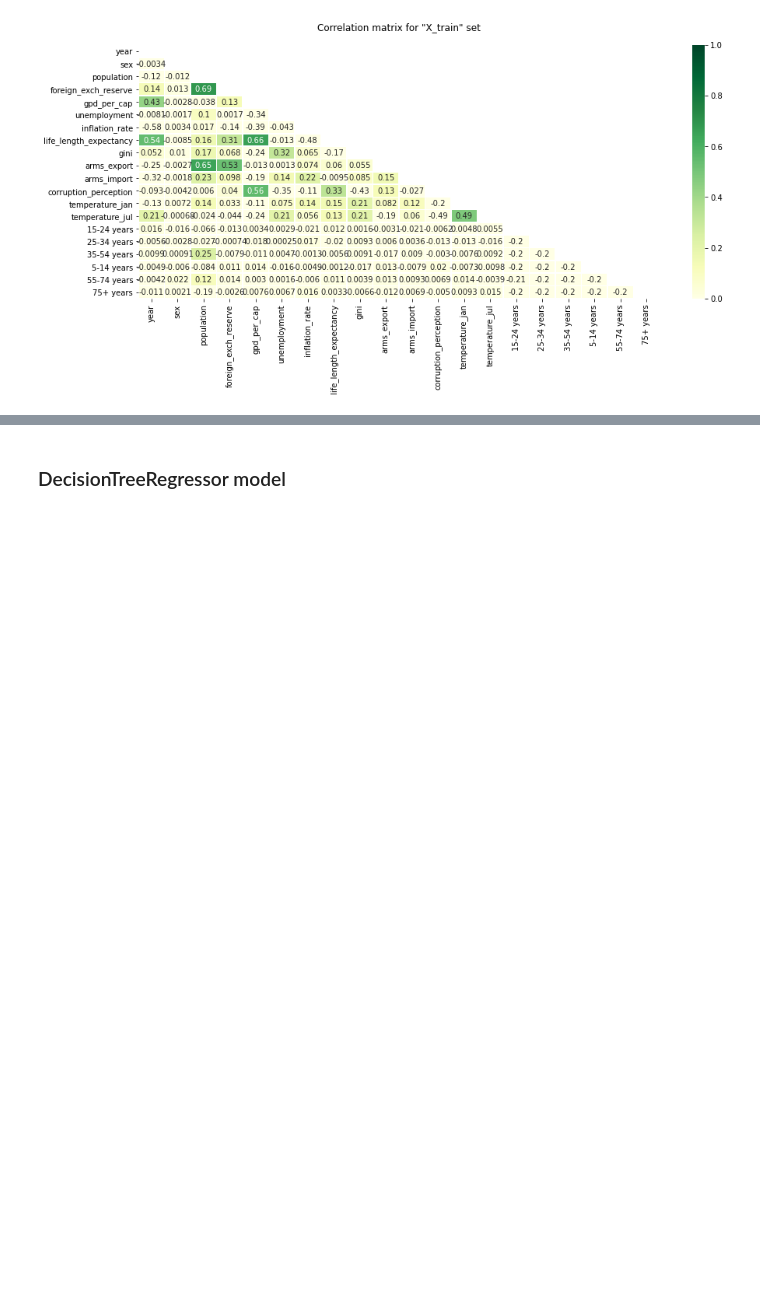
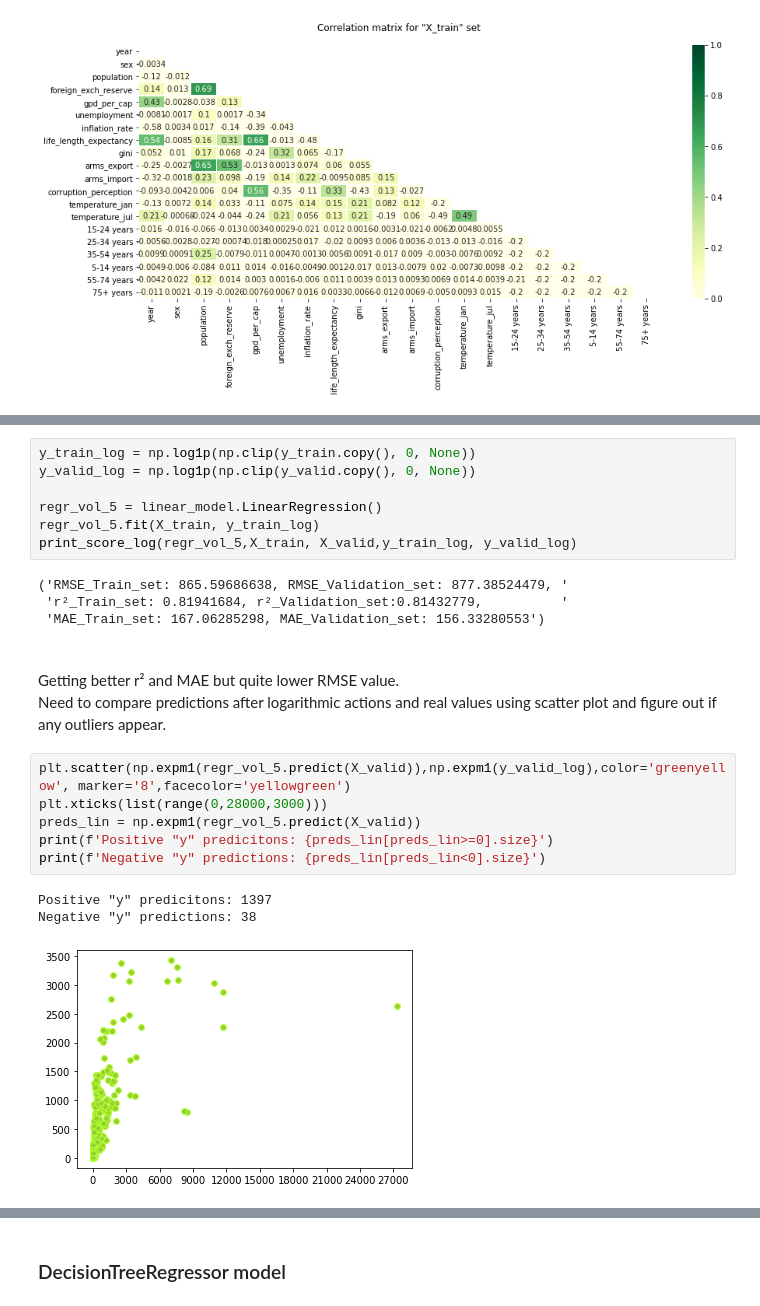
Before and after one commit to unkind58/Project_WHO_suicide_statistics_predictions, a Jupyter notebook: WHO_suicide_statistics_predictions.ipynb, the cells around one changed output, grey strips where cells are left out. Saved outputs shown, nothing was run; the diff lists cells and outputs as text; blank space fills up the shorter version.

Commit message:
Added logarithmic transformation of 'y'

```diff
--- a/WHO_suicide_statistics_predictions.ipynb
+++ b/WHO_suicide_statistics_predictions.ipynb
@@ -447,0 +467,24 @@ Infering very terrible predictions for Linear Regression model, even negative on
+# %%
+y_train_log = np.log1p(np.clip(y_train.copy(), 0, None))
+y_valid_log = np.log1p(np.clip(y_valid.copy(), 0, None))
+
+regr_vol_5 = linear_model.LinearRegression()
+regr_vol_5.fit(X_train, y_train_log)
+print_score_log(regr_vol_5,X_train, X_valid,y_train_log, y_valid_log)
+# %% [output]
+('RMSE_Train_set: 865.59686638, RMSE_Validation_set: 877.38524479, '
+ 'r²_Train_set: 0.81941684, r²_Validation_set:0.81432779,          '
+ 'MAE_Train_set: 167.06285298, MAE_Validation_set: 156.33280553')
+# %% [markdown]
+<br>Getting better r² and MAE but quite lower RMSE value.</br>
+<br>Need to compare predictions after logarithmic actions and real values using scatter plot and figure out if any outliers appear.</br>
+# %%
+plt.scatter(np.expm1(regr_vol_5.predict(X_valid)),np.expm1(y_valid_log),color='greenyellow', marker='8',facecolor='yellowgreen')
+plt.xticks(list(range(0,28000,3000)))
+preds_lin = np.expm1(regr_vol_5.predict(X_valid))
+print(f'Positive "y" predicitons: {preds_lin[preds_lin>=0].size}')
+print(f'Negative "y" predictions: {preds_lin[preds_lin<0].size}')
+# %% [output]
+Positive "y" predicitons: 1397
+Negative "y" predictions: 38
+[figure, added]
```
Also changed, not shown: parts of 49 cells of this notebook.
